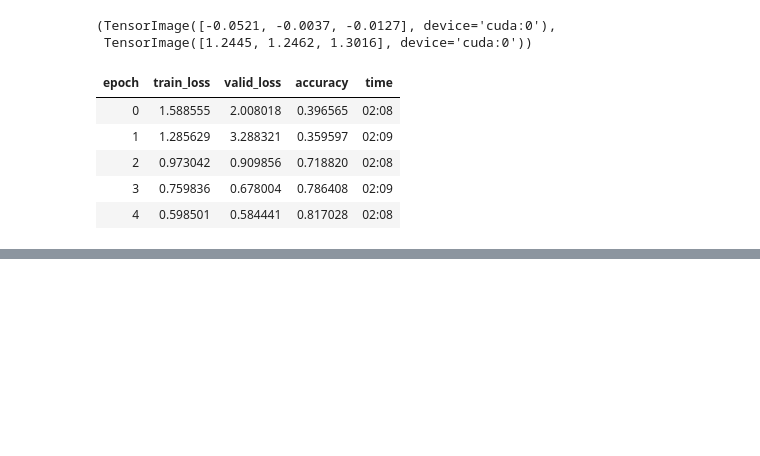
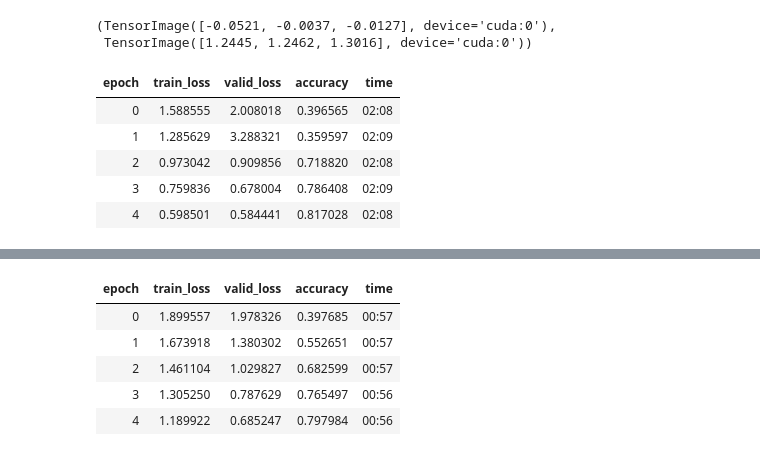
Before and after one commit to wtznc/fastai, a Jupyter notebook: wtznc_07_sizing_and_tta.ipynb, the cells around one changed output, grey strips where cells are left out. Saved outputs shown, nothing was run; the diff lists cells and outputs as text; code cells hidden in the pictures; blank space fills up the shorter version.

```diff
--- a/wtznc_07_sizing_and_tta.ipynb
+++ b/wtznc_07_sizing_and_tta.ipynb
@@ -75,0 +144,12 @@ When fast.ai and its team of students won the DAWNBench competition in 2018, one
+# %%
+model = xresnet50(n_out=dls.c)
+learn = Learner(dls, model, loss_func=CrossEntropyLossFlat(),
+                metrics=accuracy, cbs=MixUp())
+learn.fit_one_cycle(5, 3e-3)
+# %% [output]
+| epoch | train_loss | valid_loss | accuracy | time |
+| 0 | 1.899557 | 1.978326 | 0.397685 | 00:57 |
+| 1 | 1.673918 | 1.380302 | 0.552651 | 00:57 |
+| 2 | 1.461104 | 1.029827 | 0.682599 | 00:57 |
+| 3 | 1.305250 | 0.787629 | 0.765497 | 00:56 |
+| 4 | 1.189922 | 0.685247 | 0.797984 | 00:56 |
```
Also changed, not shown: parts of 9 cells of this notebook.
